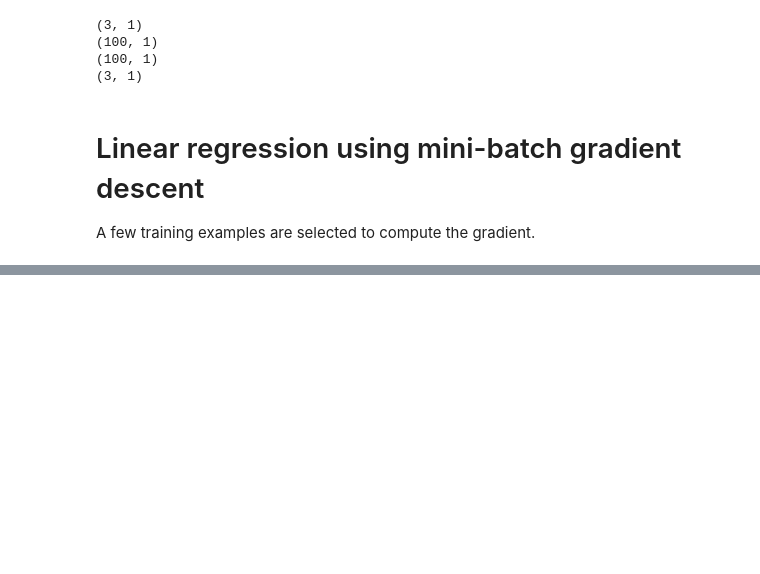
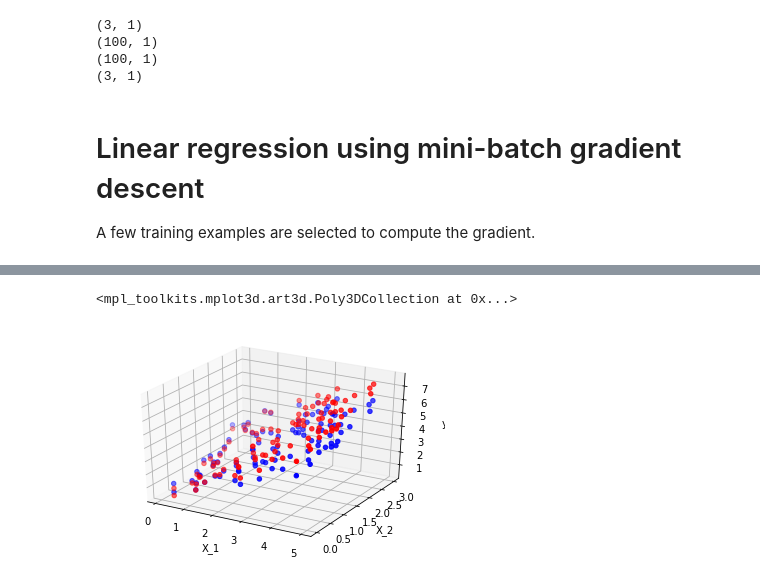
Before and after one commit to TatianaO8/AI, a Jupyter notebook: HW_2_2.ipynb, the cells around one changed output, grey strips where cells are left out. Cells and saved outputs as stored; diff of their text form; code cells hidden in the pictures; blank space fills up the shorter version.

```diff
--- a/HW_2_2.ipynb
+++ b/HW_2_2.ipynb
@@ -110,0 +125,10 @@ weight_path_mgd = np.array(weight_path_mgd)
+# %%
+X_new = np.array([[1], [3], [9]])
+X_new_b = np.column_stack([np.ones((3,1)), X_new])
+
+m = 100
+X_1 = 5 * np.random.rand(m,1)
+X_2 = 3 * np.random.rand(m,1)
+y = X_1 + X_2
+
+X = np.column_stack([np.ones((m,1)), X_1, X_2])
@@ -110,0 +140,15 @@ weight_path_mgd = np.array(weight_path_mgd)
+# %%
+y_prediction = X.dot(weight)
+# %%
+fig = plt.figure()
+ax = plt.axes(projection='3d')
+ax.scatter(X_1, X_2, y, c='red')
+ax.scatter(X_1, X_2, y_prediction, c='blue')
+ax.set_xlabel('X_1')
+ax.set_ylabel('X_2')
+ax.set_zlabel('y')
+
+ax.plot_surface(X_1, X_2, y)
+# %% [output]
+<mpl_toolkits.mplot3d.art3d.Poly3DCollection at 0x...>
+[figure, added]
```
Also changed, not shown: parts of 8 cells of this notebook.
